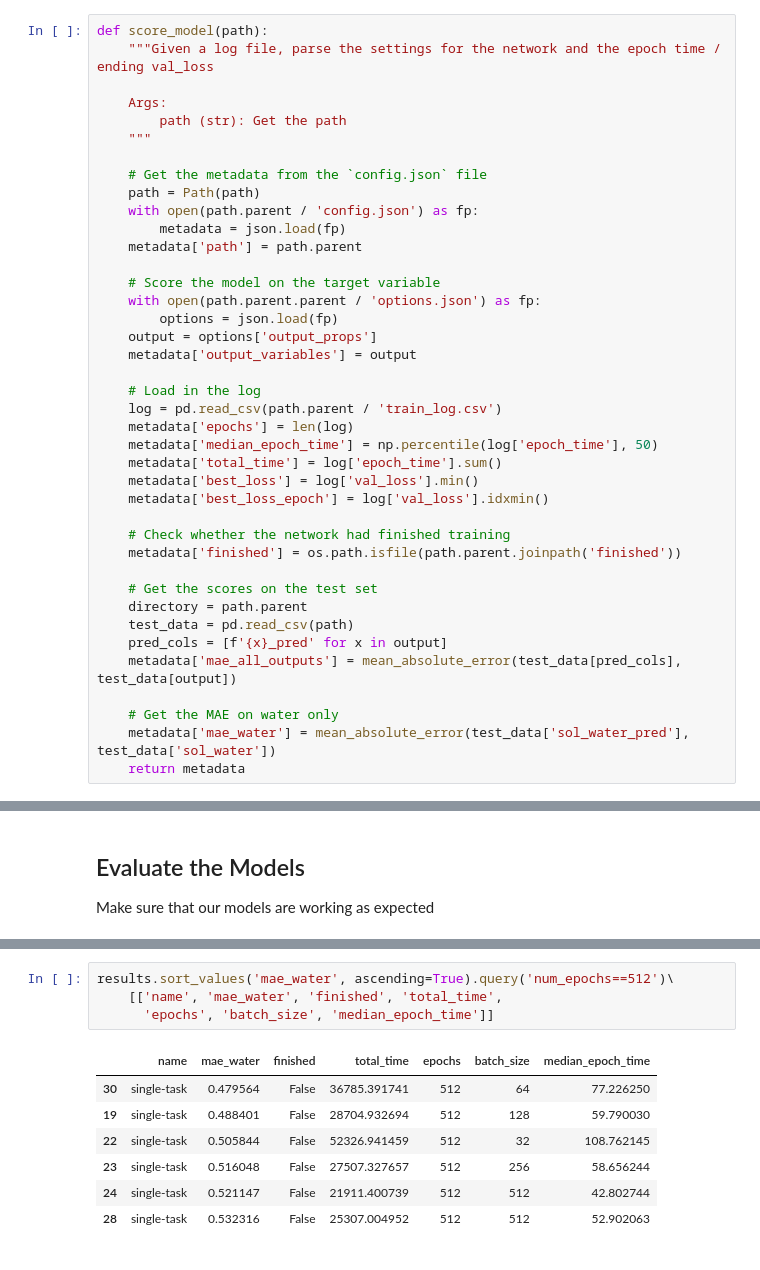
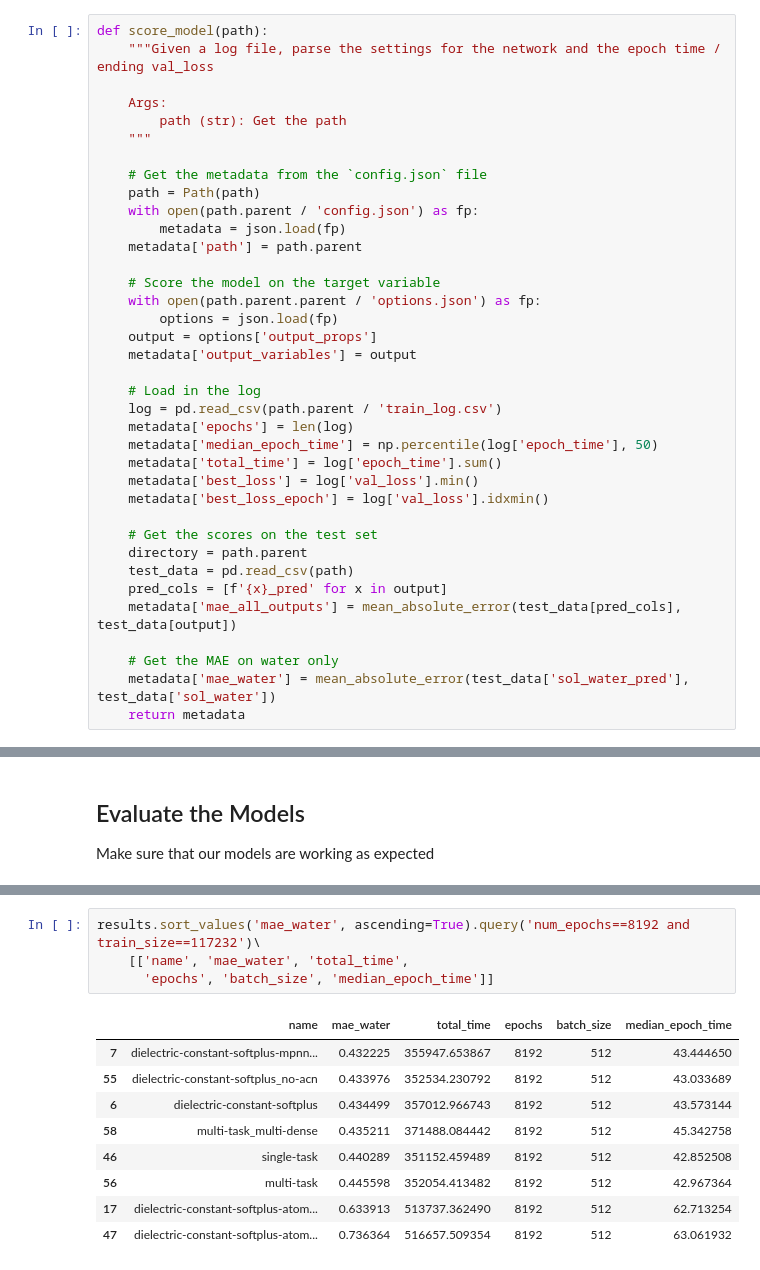
Before and after one commit to globus-labs/solvation-energy-ml, a Jupyter notebook: mpnn-gpu/1_compare-networks.ipynb, the cells around one changed output, grey strips where cells are left out. Saved outputs shown, nothing was run; the diff lists cells and outputs as text.

```diff
--- a/mpnn-gpu/1_compare-networks.ipynb
+++ b/mpnn-gpu/1_compare-networks.ipynb
@@ -64,9 +57,6 @@ def score_model(path):
     metadata['best_loss'] = log['val_loss'].min()
     metadata['best_loss_epoch'] = log['val_loss'].idxmin()
 
-    # Check whether the network had finished training
-    metadata['finished'] = os.path.isfile(path.parent.joinpath('finished'))
-
     # Get the scores on the test set
     directory = path.parent
     test_data = pd.read_csv(path)
@@ -103,13 +93,15 @@ results.sort_values('mae_water', ascending=True)[['name', 'mae_water', 'finished
 # %%
-results.sort_values('mae_water', ascending=True).query('num_epochs==512')\
-    [['name', 'mae_water', 'finished', 'total_time',
+results.sort_values('mae_water', ascending=True).query('num_epochs==8192 and train_size==117232')\
+    [['name', 'mae_water', 'total_time',
       'epochs', 'batch_size', 'median_epoch_time']]
 # %% [output]
-|  | name | mae_water | finished | total_time | epochs | batch_size | median_epoch_time |
-| 30 | single-task | 0.479564 | False | 36785.391741 | 512 | 64 | 77.226250 |
-| 19 | single-task | 0.488401 | False | 28704.932694 | 512 | 128 | 59.790030 |
-| 22 | single-task | 0.505844 | False | 52326.941459 | 512 | 32 | 108.762145 |
-| 23 | single-task | 0.516048 | False | 27507.327657 | 512 | 256 | 58.656244 |
-| 24 | single-task | 0.521147 | False | 21911.400739 | 512 | 512 | 42.802744 |
-| 28 | single-task | 0.532316 | False | 25307.004952 | 512 | 512 | 52.902063 |
+|  | name | mae_water | total_time | epochs | batch_size | median_epoch_time |
+| 7 | dielectric-constant-softplus-mpnn... | 0.432225 | 355947.653867 | 8192 | 512 | 43.444650 |
+| 55 | dielectric-constant-softplus_no-acn | 0.433976 | 352534.230792 | 8192 | 512 | 43.033689 |
+| 6 | dielectric-constant-softplus | 0.434499 | 357012.966743 | 8192 | 512 | 43.573144 |
+| 58 | multi-task_multi-dense | 0.435211 | 371488.084442 | 8192 | 512 | 45.342758 |
+| 46 | single-task | 0.440289 | 351152.459489 | 8192 | 512 | 42.852508 |
+| 56 | multi-task | 0.445598 | 352054.413482 | 8192 | 512 | 42.967364 |
+| 17 | dielectric-constant-softplus-atom... | 0.633913 | 513737.362490 | 8192 | 512 | 62.713254 |
+| 47 | dielectric-constant-softplus-atom... | 0.736364 | 516657.509354 | 8192 | 512 | 63.061932 |
 # %% [markdown]
```
Also changed, not shown: parts of 5 cells of this notebook, 6 other files.
